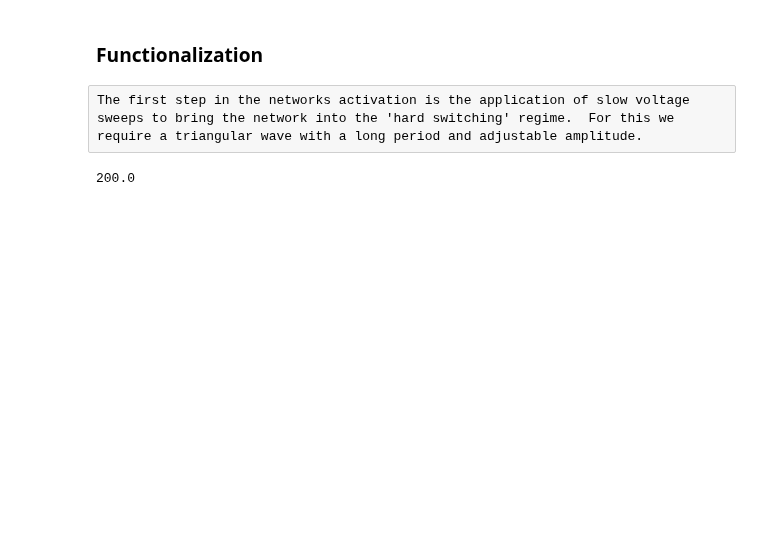
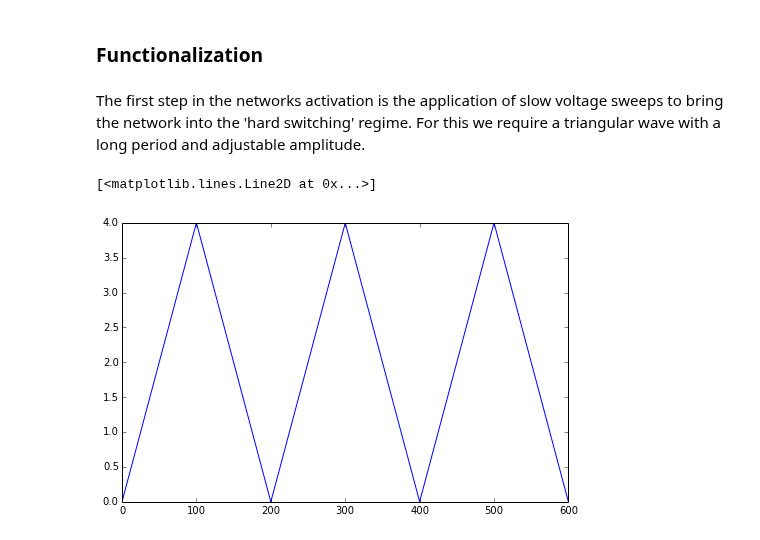
Before and after one commit to forrestsheldon/memNets, a Jupyter notebook: Atomic_Switch_Networks.ipynb, the cells around one changed output. Drawn from its saved outputs; the diff is of its cells as text; code cells hidden in the pictures; blank space fills up the shorter version.

Commit message:
Still working on AS networks and getting dynamical nets up and running

```diff
--- a/Atomic_Switch_Networks.ipynb
+++ b/Atomic_Switch_Networks.ipynb
@@ -119,12 +119,20 @@ ASnet.display_network(ax, 'voltage')
 # %% [markdown]
 ### Functionalization
-# %% [raw]
-The first step in the networks activation is the application of slow voltage sweeps to bring the network into the 'hard switching' regime.  For this we require a triangular wave with a long period and adjustable amplitude.
+# %% [markdown]
+The first step in the networks activation is the application of slow voltage sweeps to bring the network into the 'hard switching' regime.  For this we require a triangular wave with a long period and adjustable amplitude.
 # %%
 from scipy.signal import sawtooth
 # %%
 t_beta = R_OFF / (beta * 1.)              # switching timescale
 T = 2 * 1000 * t_beta
-t_final = 5 T
+t_final = 3*T
+t = np.linspace(0, t_final, 5000)
+dt = t[1] - t[0]
+V_peak = 4
+V = V_peak / 2. * (sawtooth(t * 2 * np.pi / T, width = 0.5) + 1)
-# %% [output]
-200.0
+# %%
+fig, ax = plt.subplots(figsize=(8, 5))
+ax.plot(t, V)
+# %% [output]
+[<matplotlib.lines.Line2D at 0x...>]
+[figure, added]
```
Also changed, not shown: parts of 6 cells of this notebook, 1 other file.
